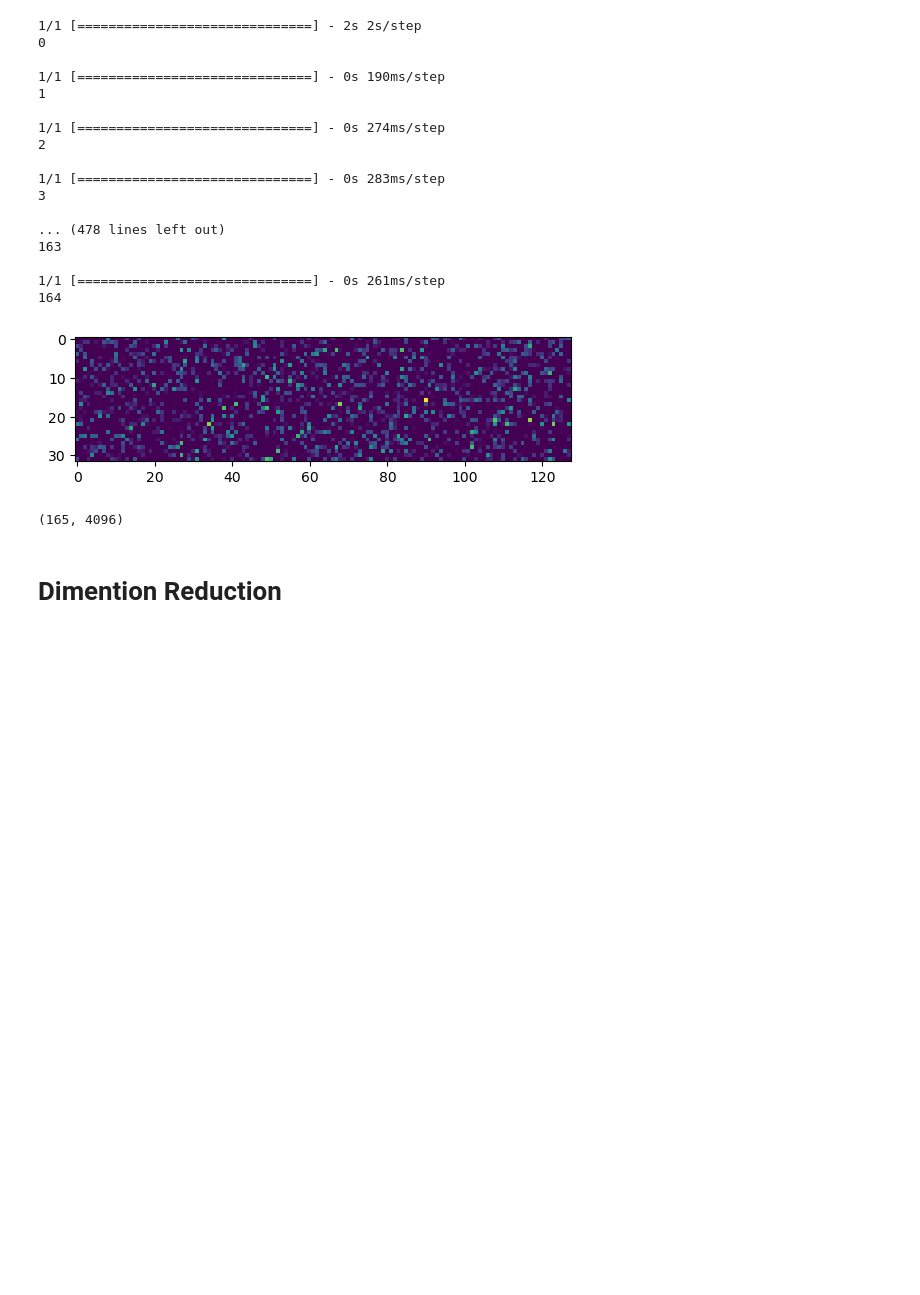
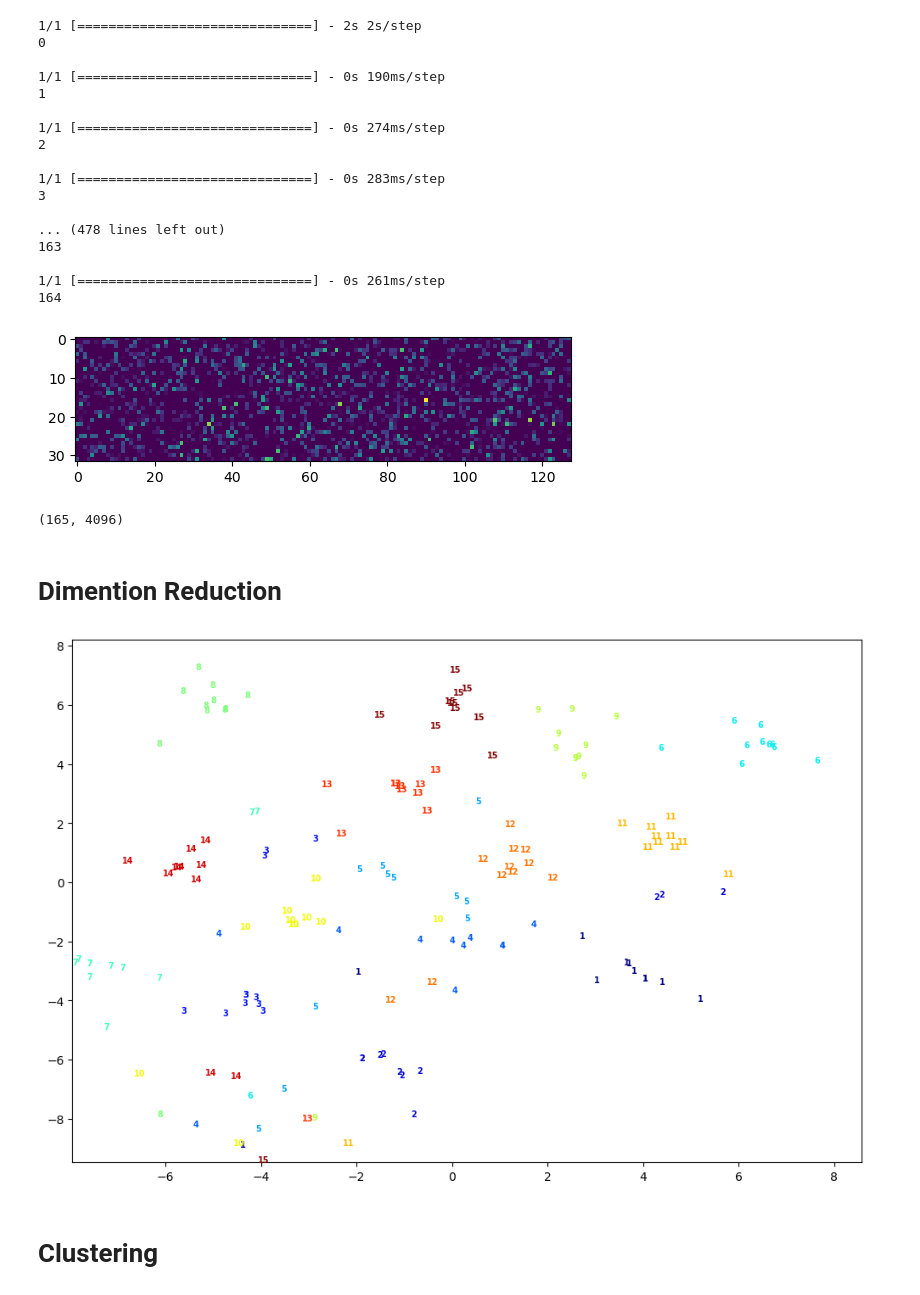
Before and after one commit to afsharino/Computational-Intelligence, a Jupyter notebook: Contents/01. Unsupervised Learning/Assignments/Clustering-Project/src/Clustering-Phase 1.ipynb, the cells around one changed output. Cells and saved outputs as stored; diff of their text form; code cells hidden in the pictures; blank space fills up the shorter version.

```diff
--- a/Contents/01. Unsupervised Learning/Assignments/Clustering-Project/src/Clustering-Phase 1.ipynb
+++ b/Contents/01. Unsupervised Learning/Assignments/Clustering-Project/src/Clustering-Phase 1.ipynb
@@ -181,3 +182,24 @@ np.array(features).shape
 (165, 4096)
 # %% [markdown]
 # Dimention Reduction
+# %%
+X = np.array(features)
+y = id_list
+X_embedded = TSNE(n_components=2, learning_rate='auto',
+                      init='random', perplexity=45, n_jobs=-1 ).fit_transform(X)
+# %%
+# Create a colormap for distinct colors for each class
+num_classes = len(np.unique(labels))
+colors = plt.cm.jet(np.linspace(0, 1, num_classes))
+# %%
+plt.figure(figsize=(12, 8))
+plt.xlim(X_embedded[:, 0].min(), X_embedded[:, 0].max()+1)
+plt.ylim(X_embedded[:, 1].min(), X_embedded[:, 1].max()+1)
+for i in range(len(y)):
+   # if y[i] == 3 :
+        plt.text(X_embedded[i, 0], X_embedded[i, 1], y[i], color=colors[int(y[i])-1], fontdict={'weight': 'bold', 'size' : 7})
+plt.show()
+# %% [output]
+[figure, added]
+# %% [markdown]
+# Clustering
```
Also changed, not shown: parts of 2 cells of this notebook.
